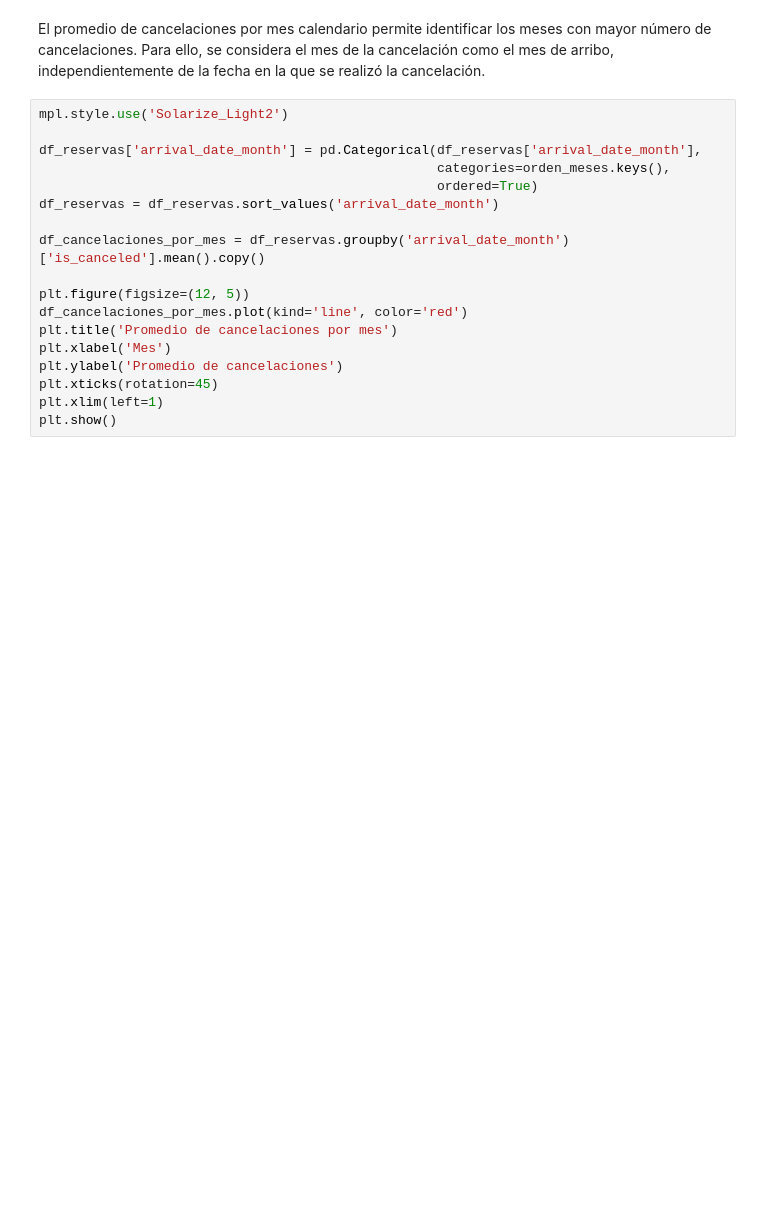
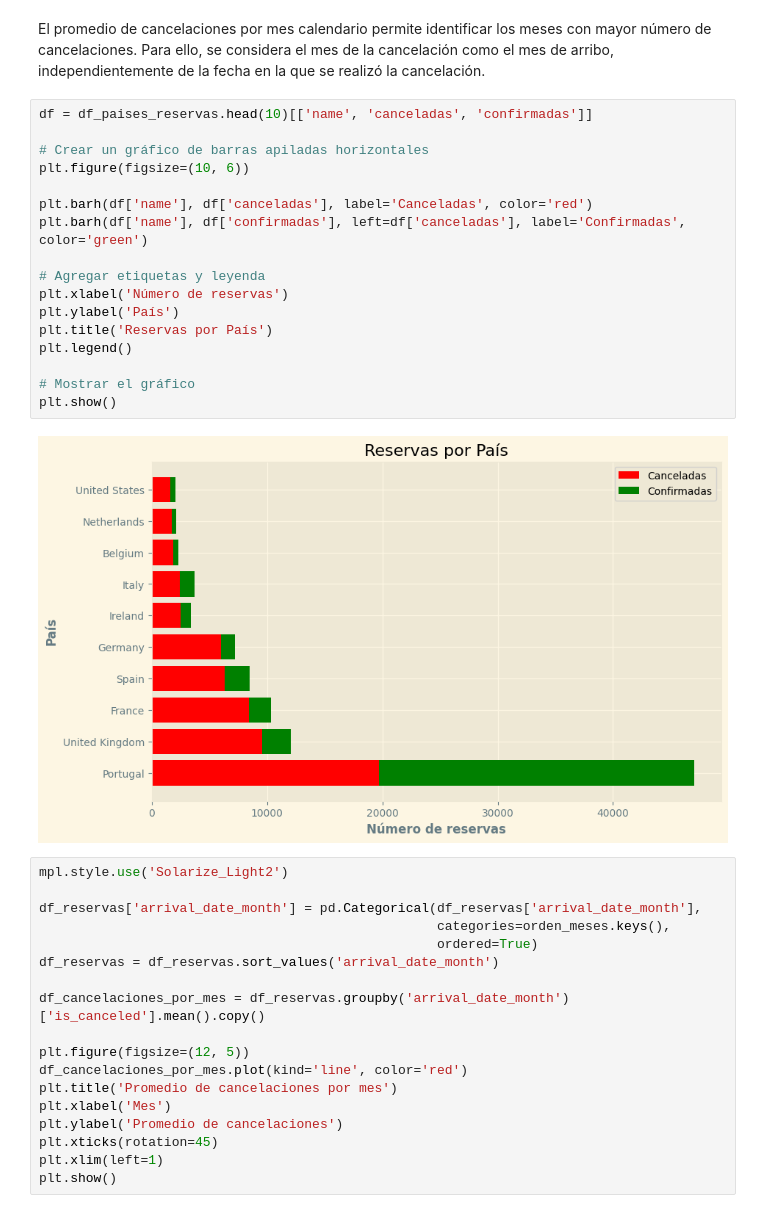
Before and after one commit to omanofx/entregable_1, a Jupyter notebook: Primera_Entrega_Omar_Fernandez.ipynb, the cells around one changed output. Saved outputs shown, nothing was run; the diff lists cells and outputs as text; blank space fills up the shorter version.

```diff
--- a/Primera_Entrega_Omar_Fernandez.ipynb
+++ b/Primera_Entrega_Omar_Fernandez.ipynb
@@ -1651,6 +1648,25 @@ df_paises_reservas[['name', 'canceladas']].head(10).style.hide_index().backgroun
 | United States | 1585.000000 |
 # %% [markdown]
 El promedio de cancelaciones por mes calendario permite identificar los meses con mayor número de cancelaciones. Para ello, se considera el mes de la cancelación como el mes de arribo, independientemente de la fecha en la que se realizó la cancelación.
+# %%
+df = df_paises_reservas.head(10)[['name', 'canceladas', 'confirmadas']]
+
+# Crear un gráfico de barras apiladas horizontales
+plt.figure(figsize=(10, 6))
+
+plt.barh(df['name'], df['canceladas'], label='Canceladas', color='red')
+plt.barh(df['name'], df['confirmadas'], left=df['canceladas'], label='Confirmadas', color='green')
+
+# Agregar etiquetas y leyenda
+plt.xlabel('Número de reservas')
+plt.ylabel('País')
+plt.title('Reservas por País')
+plt.legend()
+
+# Mostrar el gráfico
+plt.show()
+# %% [output]
+[figure, added]
 # %%
 mpl.style.use('Solarize_Light2')
 
```
Also changed, not shown: parts of 17 cells of this notebook.
